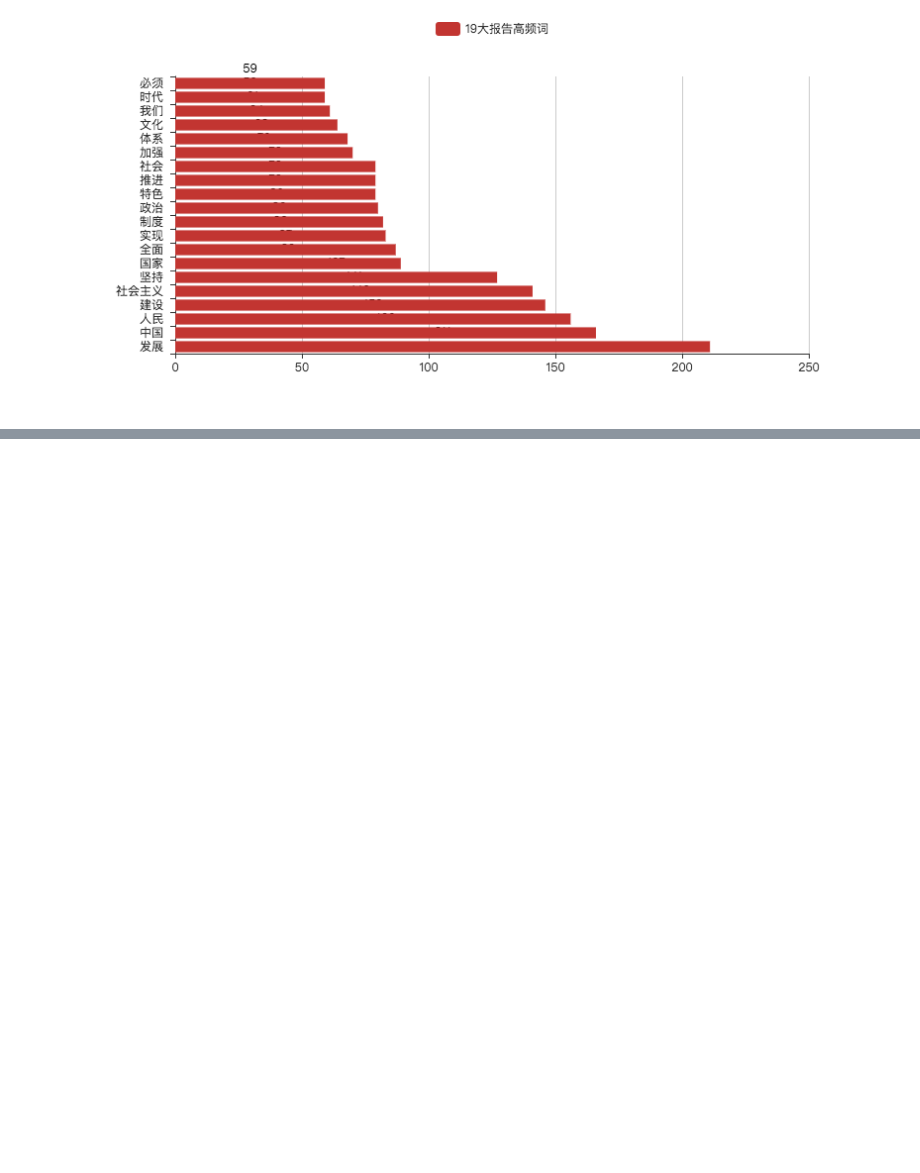
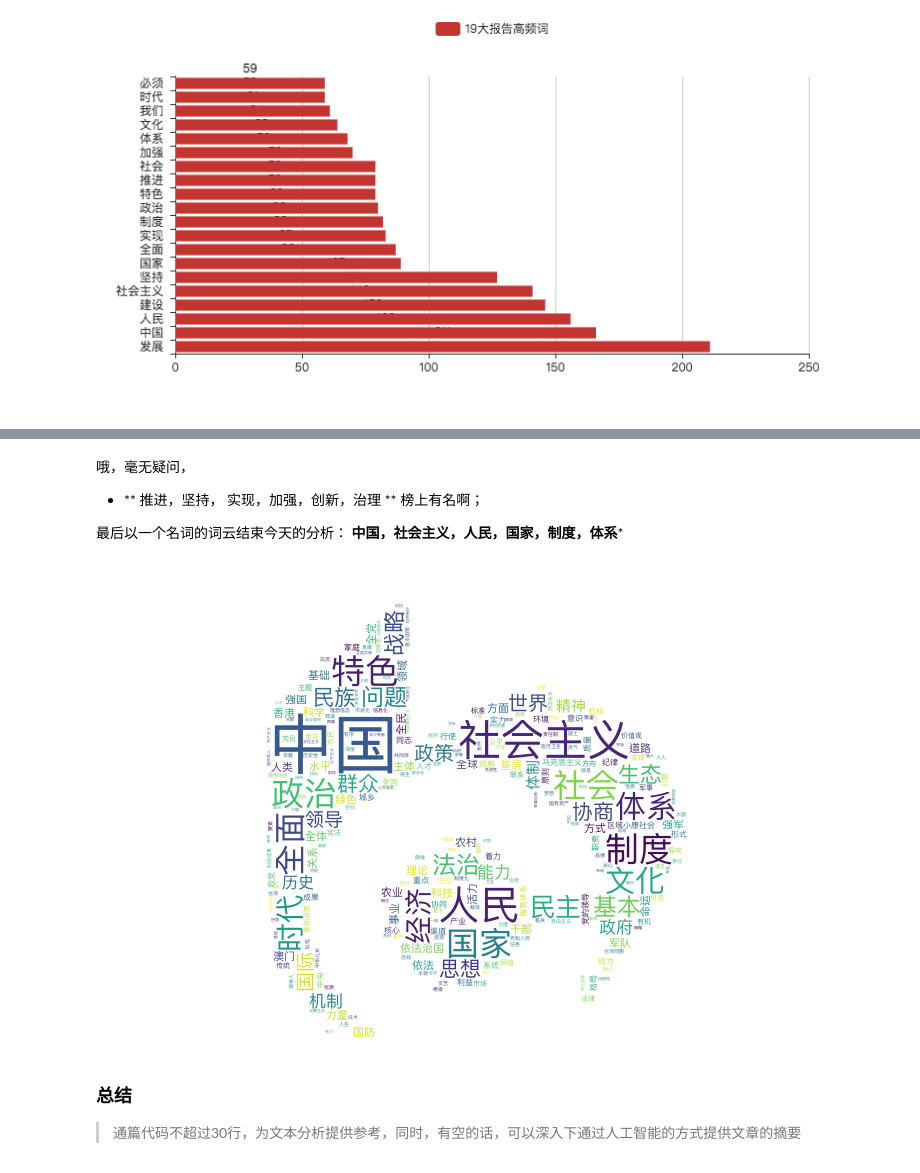
Before and after one commit to yyt030/word_cloud_for_19, a Jupyter notebook: 19.ipynb, the cells around one changed output, grey strips where cells are left out. Cells and saved outputs as stored; diff of their text form; code cells hidden in the pictures; blank space fills up the shorter version.

```diff
--- a/19.ipynb
+++ b/19.ipynb
@@ -107,0 +110,14 @@ Image("textrank.png")
+# %% [markdown]
+哦，毫无疑问，
++ ** 推进，坚持， 实现，加强，创新，治理 **
+榜上有名啊；
+
+最后以一个名词的词云结束今天的分析：
+**中国，社会主义，人民，国家，制度，体系***
+# %%
+Image("bank-n2.png")
+# %% [output]
+[figure, added]
+# %% [markdown]
+### 总结
+> 通篇代码不超过30行，为文本分析提供参考，同时，有空的话，可以深入下通过人工智能的方式提供文章的摘要
```
Also changed, not shown: parts of 6 cells of this notebook, 13 other files.
